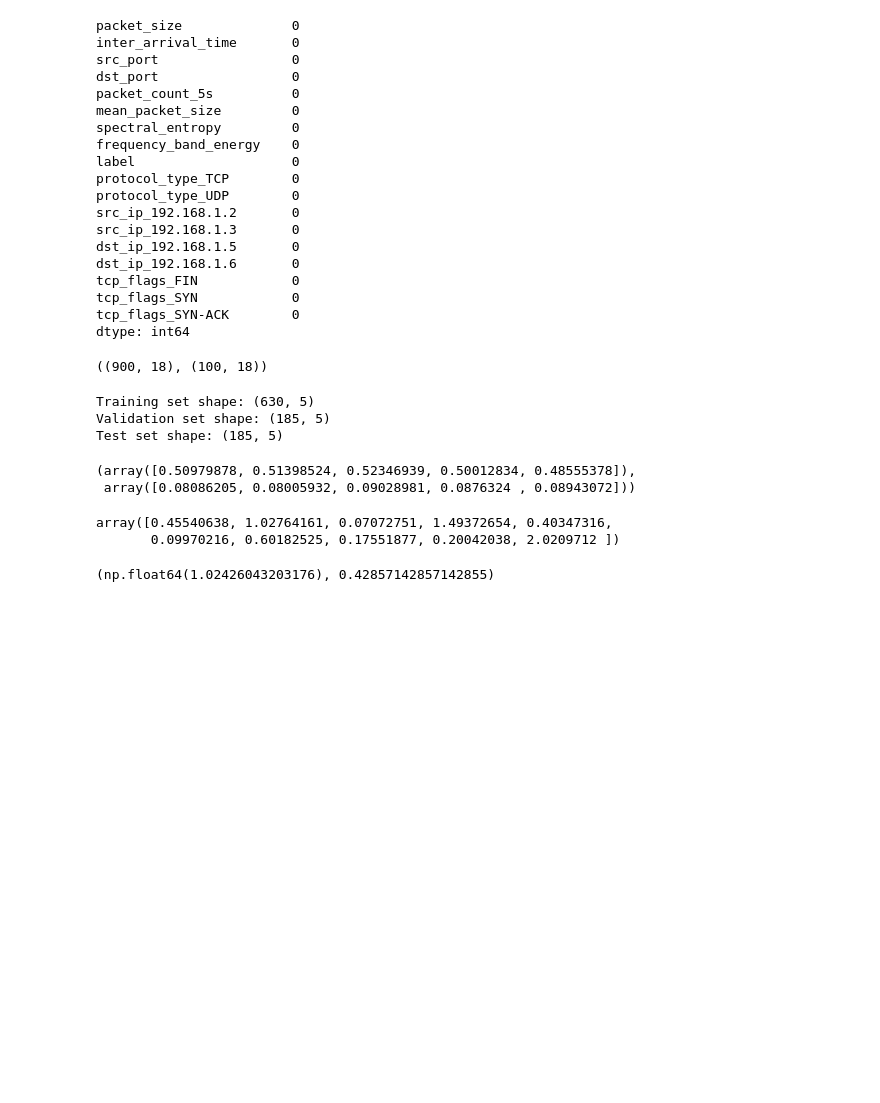
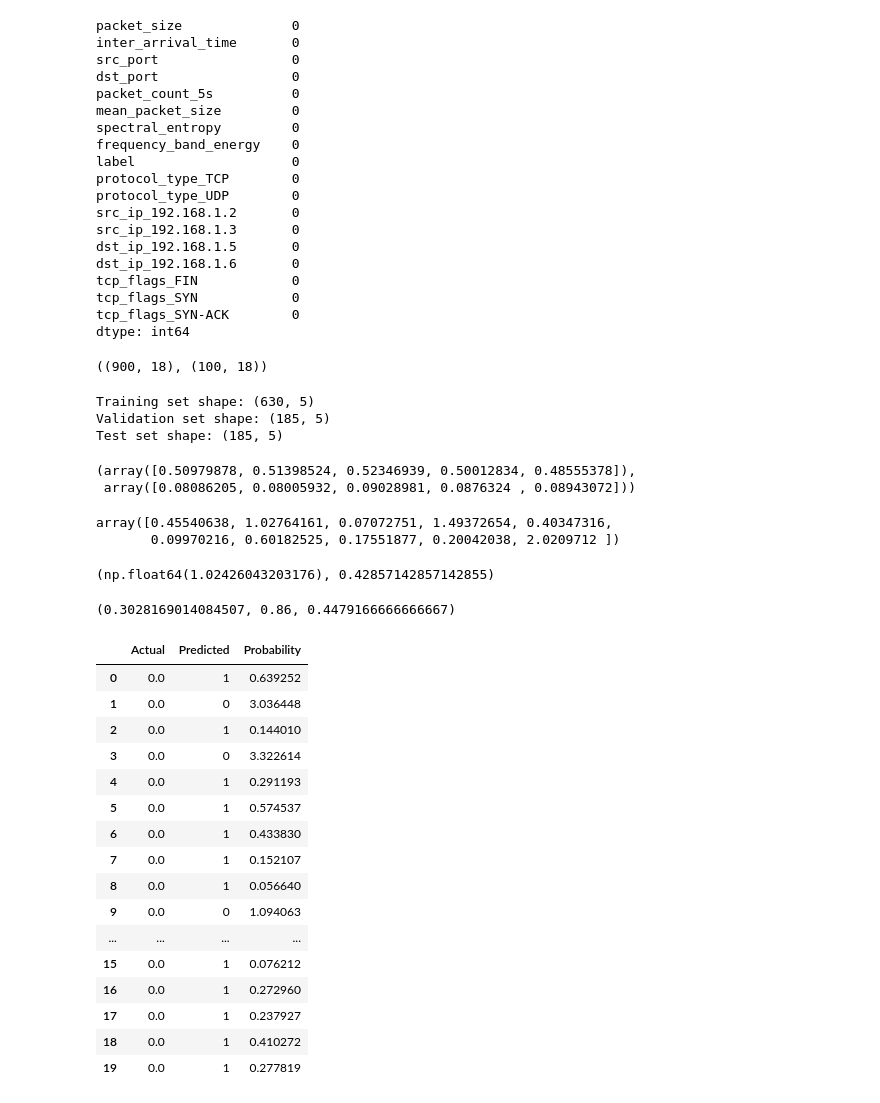
Before and after one commit to vividwhisp/machine-learning-from-scratch, a Jupyter notebook: anamoly-detection.ipynb, the cells around one changed output. Drawn from its saved outputs; the diff is of its cells as text; code cells hidden in the pictures; blank space fills up the shorter version.

```diff
--- a/anamoly-detection.ipynb
+++ b/anamoly-detection.ipynb
@@ -127,3 +127,39 @@ best_epsilon, best_f1
 (np.float64(1.02426043203176), 0.42857142857142855)
 # %%
 #Evalaute on test set
+
+y_test_pred = (p_test < best_epsilon).astype(int)
+
+precision = precision_score(y_test, y_test_pred)
+recall = recall_score(y_test, y_test_pred)
+f1 = f1_score(y_test, y_test_pred)
+
+precision, recall, f1
+# %% [output]
+(0.3028169014084507, 0.86, 0.4479166666666667)
+# %%
+results = pd.DataFrame({
+    "Actual": y_test,
+    "Predicted": y_test_pred,
+    "Probability": p_test
+})
+
+results.head(20)
+# %% [output]
+|  | Actual | Predicted | Probability |
+| 0 | 0.0 | 1 | 0.639252 |
+| 1 | 0.0 | 0 | 3.036448 |
+| 2 | 0.0 | 1 | 0.144010 |
+| 3 | 0.0 | 0 | 3.322614 |
+| 4 | 0.0 | 1 | 0.291193 |
+| 5 | 0.0 | 1 | 0.574537 |
+| 6 | 0.0 | 1 | 0.433830 |
+| 7 | 0.0 | 1 | 0.152107 |
+| 8 | 0.0 | 1 | 0.056640 |
+| 9 | 0.0 | 0 | 1.094063 |
+| ... | ... | ... | ... |
+| 15 | 0.0 | 1 | 0.076212 |
+| 16 | 0.0 | 1 | 0.272960 |
+| 17 | 0.0 | 1 | 0.237927 |
+| 18 | 0.0 | 1 | 0.410272 |
+| 19 | 0.0 | 1 | 0.277819 |
```
Also changed, not shown: parts of 1 cell of this notebook.
